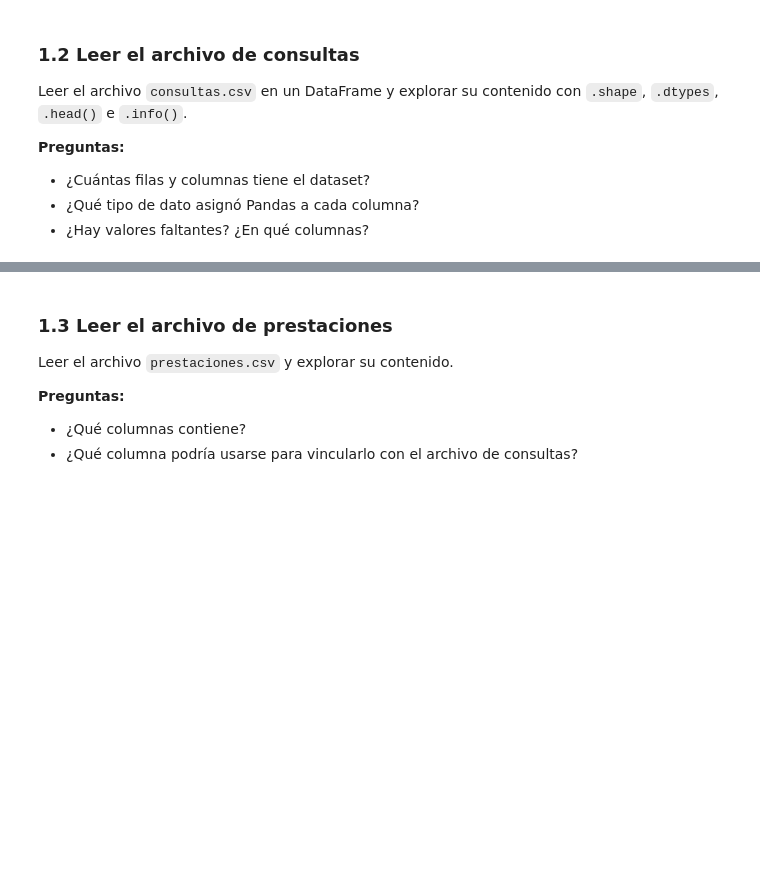
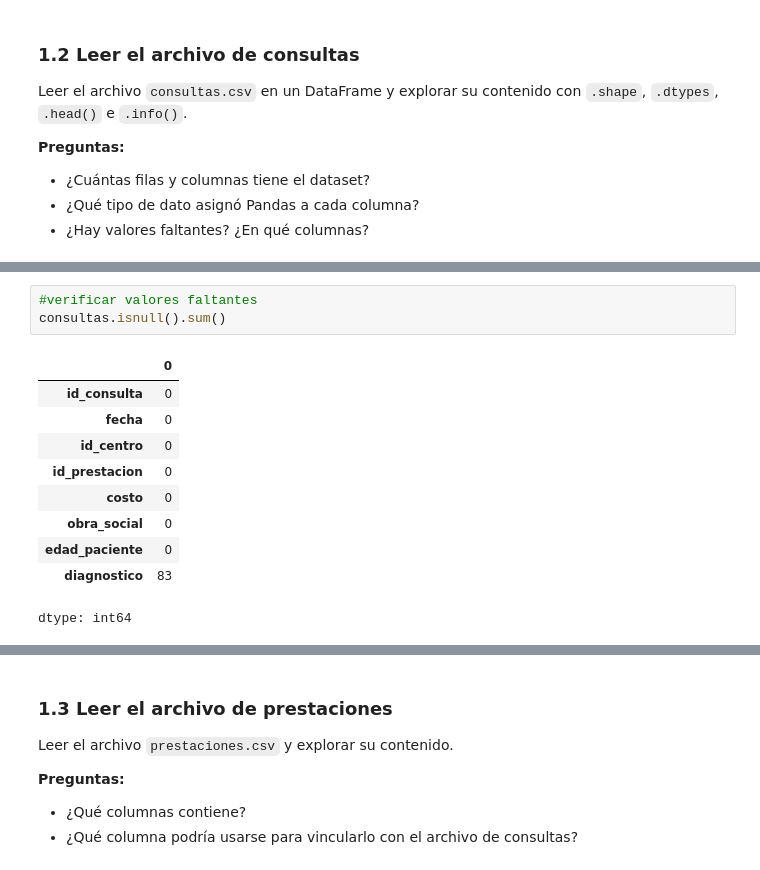
Before and after one commit to joelmoraesDev/Taller_centro_de_salud, a Jupyter notebook: Taller_centros_de_salud_v3.ipynb, the cells around one changed output, grey strips where cells are left out. Cells and saved outputs as stored; diff of their text form; blank space fills up the shorter version.

```diff
--- a/Taller_centros_de_salud_v3.ipynb
+++ b/Taller_centros_de_salud_v3.ipynb
@@ -172,0 +252,14 @@ Leer el archivo `consultas.csv` en un DataFrame y explorar su contenido con `.sh
+# %%
+#verificar valores faltantes
+consultas.isnull().sum()
+# %% [output]
+|  | 0 |
+| id_consulta | 0 |
+| fecha | 0 |
+| id_centro | 0 |
+| id_prestacion | 0 |
+| costo | 0 |
+| obra_social | 0 |
+| edad_paciente | 0 |
+| diagnostico | 83 |
+dtype: int64
```
Also changed, not shown: parts of 19 cells of this notebook.
